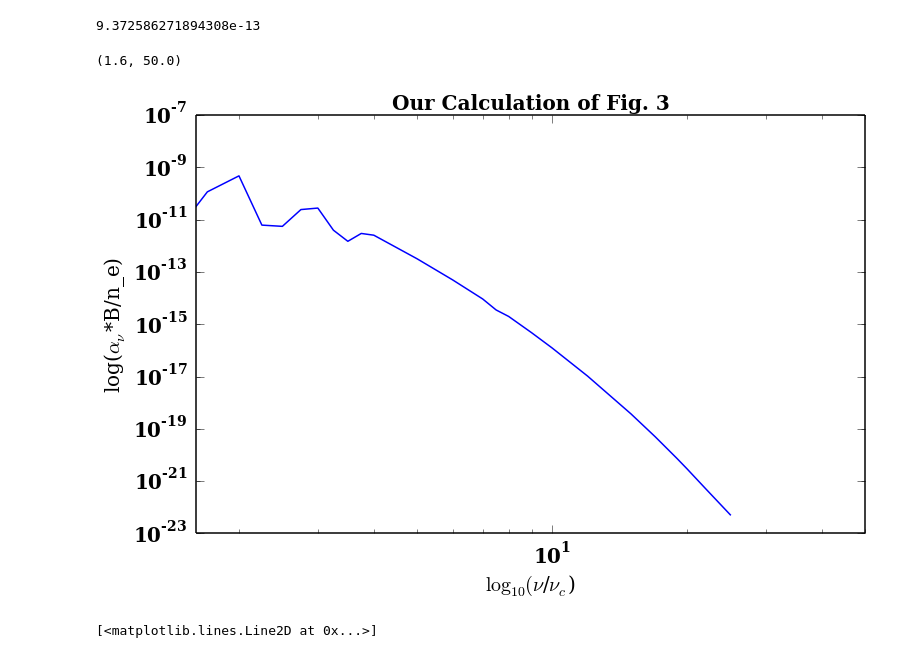
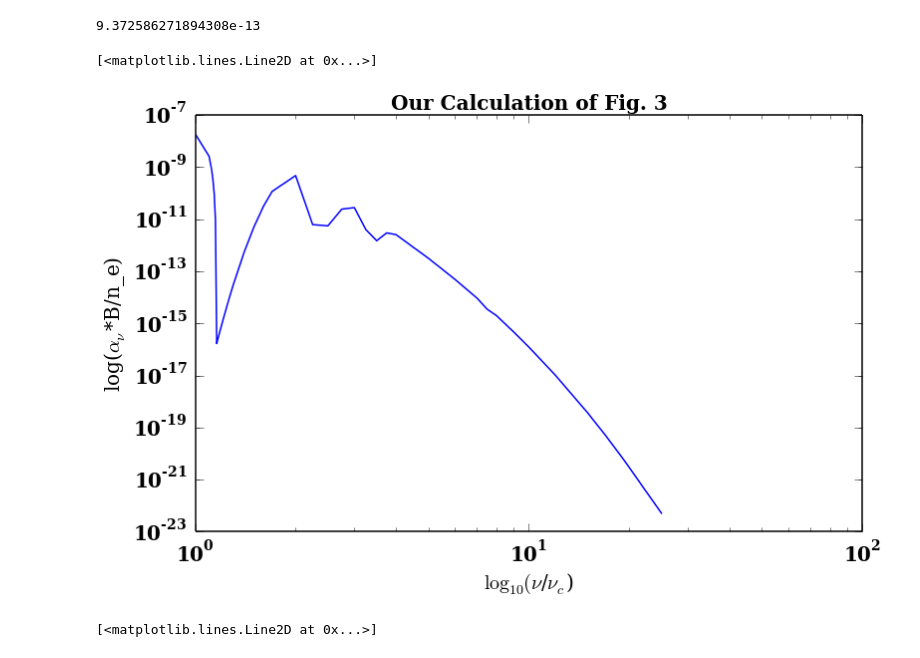
Before and after one commit to aapandy2/kappa_distributions, a Jupyter notebook: thermal_absorptivity_calculator.ipynb, the cells around one changed output. Drawn from its saved outputs; the diff is of its cells as text; code cells hidden in the pictures.

```diff
--- a/thermal_absorptivity_calculator.ipynb
+++ b/thermal_absorptivity_calculator.ipynb
@@ -209,17 +209,17 @@ n_summation(30)
 # %%
 data = np.loadtxt('/home/alex/Documents/Thermal Absorptivity/thermal_fig3.txt')
 pl.xlabel("$\\log_{10}(\\nu$/$\\nu_c$)")
 pl.ylabel("log($\\alpha_\\nu$*B/n_e)")
 pl.title('Our Calculation of Fig. 3')
 
 x = data[:, 0]
 y = -data[:, 1]
 
 pl.loglog(x, y*B/n_e)
-pl.xlim([1.6, 50.])
+#pl.xlim([1.6, 50.])
 # %% [output]
-(1.6, 50.0)
+[<matplotlib.lines.Line2D at 0x...>]
-[figure, old version]
+[figure, new version]
 # %%
 data = np.loadtxt('/home/alex/Documents/Thermal Absorptivity/thermal_fig4.txt')
 pl.xlabel("$\\log_{10}(\\nu$/$\\nu_c$)")
```
Also changed, not shown: parts of 1 cell of this notebook, 2 other files.
